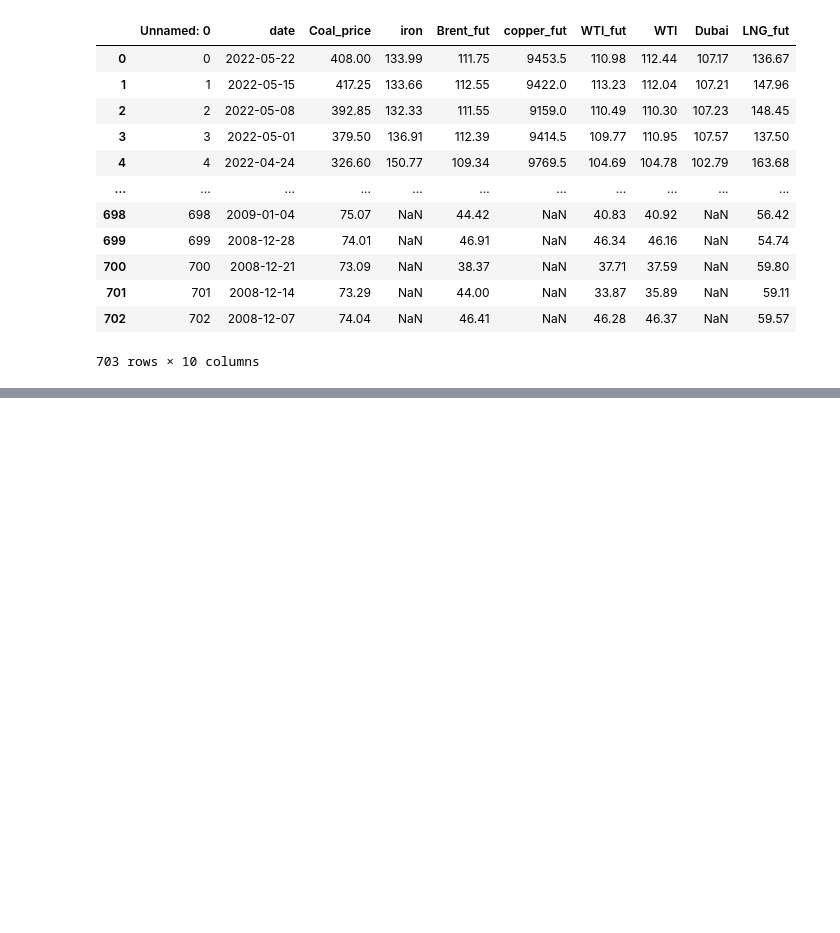
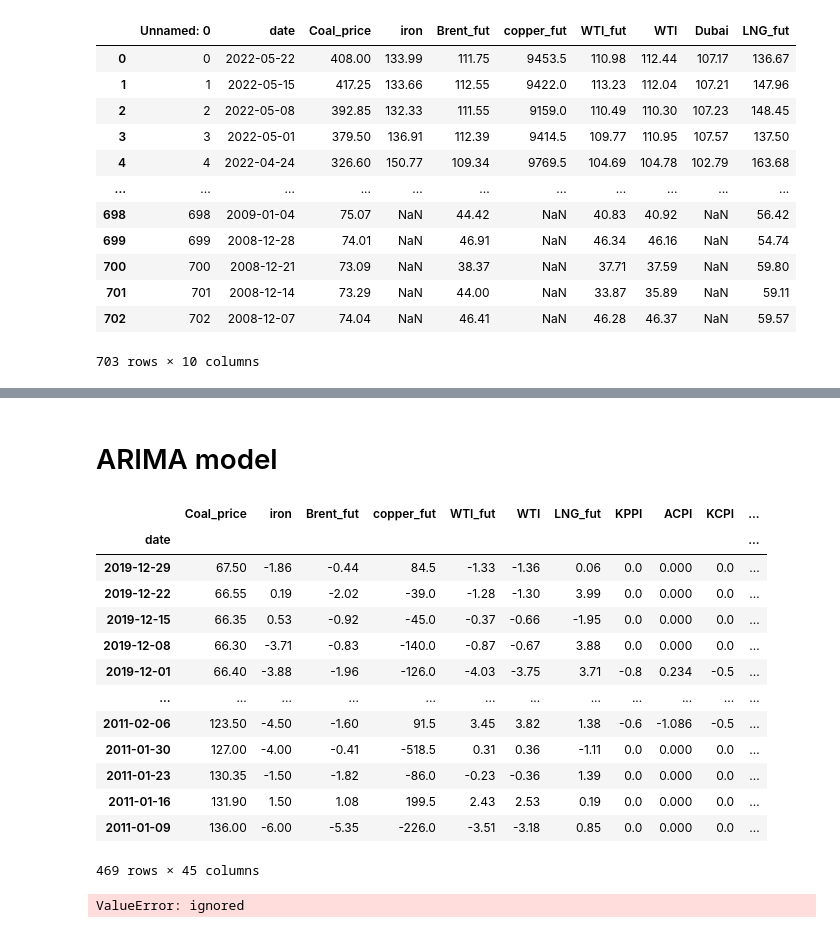
Before and after one commit to DoSungjin/black_coal_price, a Jupyter notebook: ARIMA_1차_차분.ipynb, the cells around one changed output, grey strips where cells are left out. Saved outputs shown, nothing was run; the diff lists cells and outputs as text; code cells hidden in the pictures; blank space fills up the shorter version.

```diff
--- a/ARIMA_1차_차분.ipynb
+++ b/ARIMA_1차_차분.ipynb
@@ -467,0 +503,45 @@ df_price
+# %% [markdown]
+# ARIMA model
+# %%
+df_result = df_result.set_index('date')
+df_result
+# %% [output]
+|  | Coal_price | iron | Brent_fut | copper_fut | WTI_fut | WTI | LNG_fut | KPPI | ACPI | KCPI | ... |
+| date |  |  |  |  |  |  |  |  |  |  | ... |
+| 2019-12-29 | 67.50 | -1.86 | -0.44 | 84.5 | -1.33 | -1.36 | 0.06 | 0.0 | 0.000 | 0.0 | ... |
+| 2019-12-22 | 66.55 | 0.19 | -2.02 | -39.0 | -1.28 | -1.30 | 3.99 | 0.0 | 0.000 | 0.0 | ... |
+| 2019-12-15 | 66.35 | 0.53 | -0.92 | -45.0 | -0.37 | -0.66 | -1.95 | 0.0 | 0.000 | 0.0 | ... |
+| 2019-12-08 | 66.30 | -3.71 | -0.83 | -140.0 | -0.87 | -0.67 | 3.88 | 0.0 | 0.000 | 0.0 | ... |
+| 2019-12-01 | 66.40 | -3.88 | -1.96 | -126.0 | -4.03 | -3.75 | 3.71 | -0.8 | 0.234 | -0.5 | ... |
+| ... | ... | ... | ... | ... | ... | ... | ... | ... | ... | ... | ... |
+| 2011-02-06 | 123.50 | -4.50 | -1.60 | 91.5 | 3.45 | 3.82 | 1.38 | -0.6 | -1.086 | -0.5 | ... |
+| 2011-01-30 | 127.00 | -4.00 | -0.41 | -518.5 | 0.31 | 0.36 | -1.11 | 0.0 | 0.000 | 0.0 | ... |
+| 2011-01-23 | 130.35 | -1.50 | -1.82 | -86.0 | -0.23 | -0.36 | 1.39 | 0.0 | 0.000 | 0.0 | ... |
+| 2011-01-16 | 131.90 | 1.50 | 1.08 | 199.5 | 2.43 | 2.53 | 0.19 | 0.0 | 0.000 | 0.0 | ... |
+| 2011-01-09 | 136.00 | -6.00 | -5.35 | -226.0 | -3.51 | -3.18 | 0.85 | 0.0 | 0.000 | 0.0 | ... |
+469 rows × 45 columns
+# %%
+from statsmodels.tsa.arima_model import ARIMA
+from pandas import datetime
+
+# fit model
+model = ARIMA(df_result, order=(2,1,2))
+model_fit = model.fit(disp = 0)
+
+# predict
+start_index = datetime(2019, 1, 1)
+end_index = datetime(2019, 12, 31)
+forecast = model_fit.predict(start=start_index, end=end_index, typ='levels')
+
+#
+
+# visualization
+plt.figure(figsize=(22,8))
+plt.plot(weather_bin.Date,weather_bin.MeanTemp,label = "original")
+plt.plot(forecast,label = "predicted")
+plt.title("Time Series Forecast")
+plt.xlabel("date")
+plt.ylabel("Black coal")
+plt.legend()
+# %% [output]
+ValueError: ignored
```
Also changed, not shown: parts of 38 cells of this notebook.
